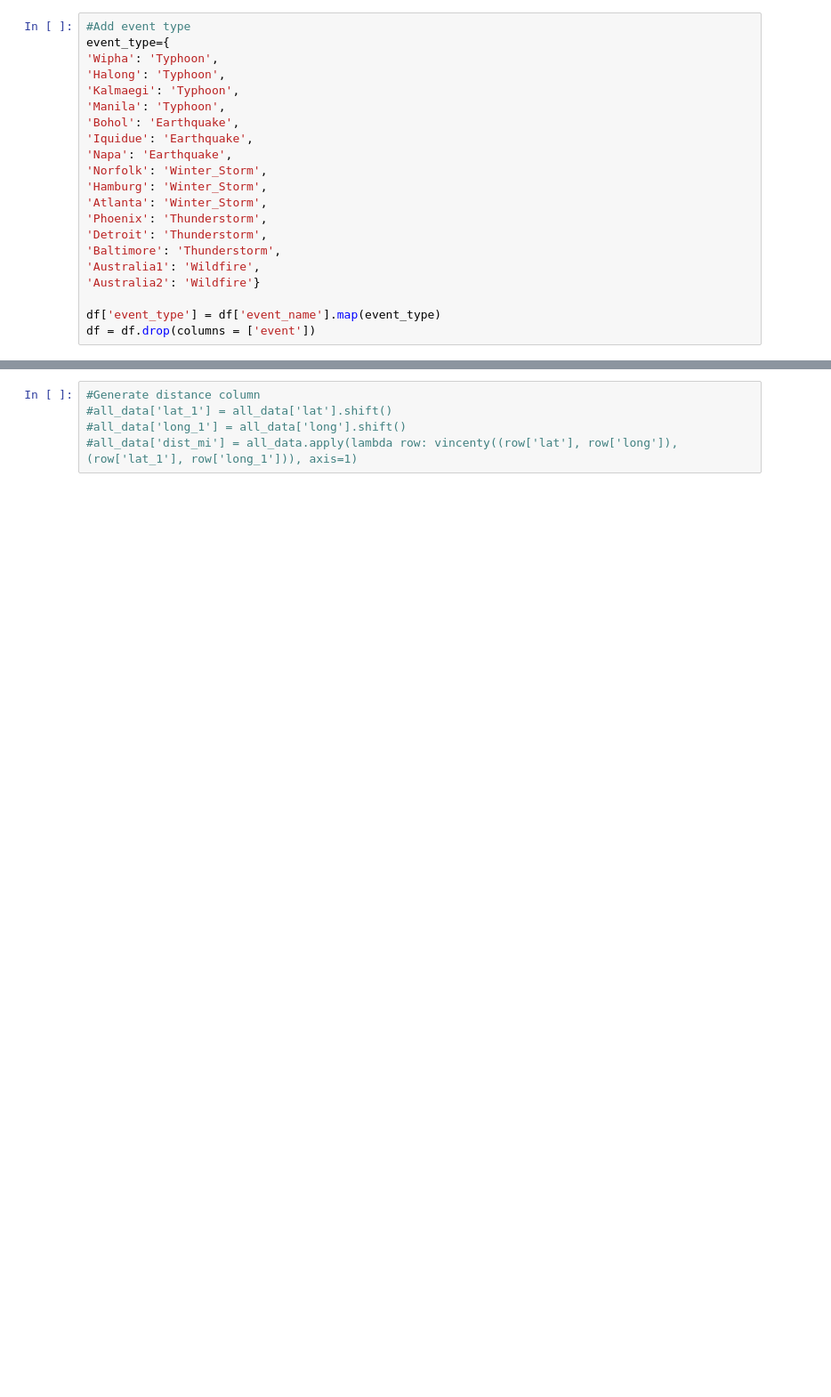
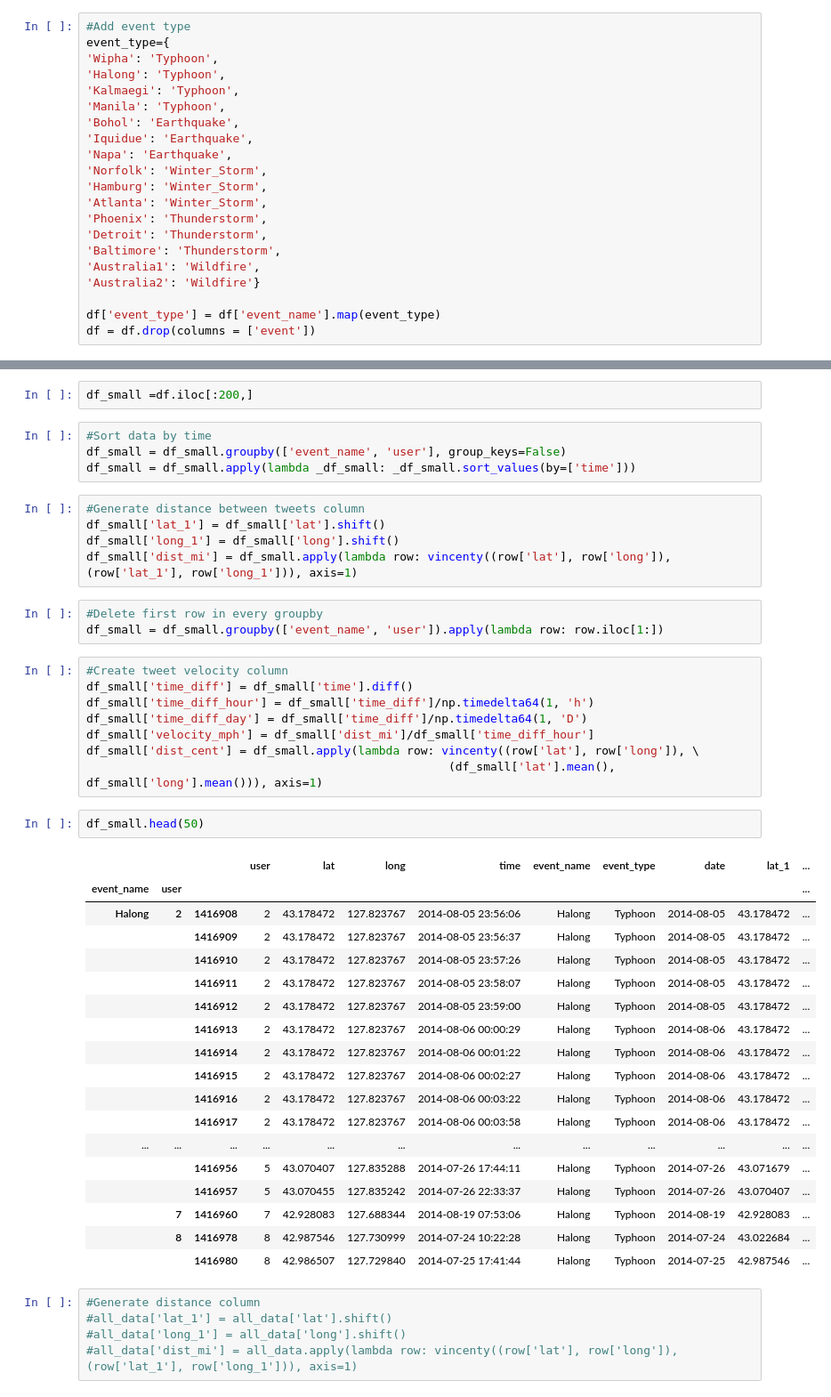
Before and after one commit to Matt-Carney/Natural_Disaster, a Jupyter notebook: Natural_Disaster.ipynb, the cells around one changed output, grey strips where cells are left out. Shown at 89% size. Saved outputs shown, nothing was run; the diff lists cells and outputs as text; blank space fills up the shorter version.

Commit message:
small data set, code working

```diff
--- a/Natural_Disaster.ipynb
+++ b/Natural_Disaster.ipynb
@@ -173,3 +144,46 @@ all_data = all_data.apply(lambda _all_data: _all_data.sort_values(by=['time']))
+# %%
+df_small =df.iloc[:200,]
+# %%
+#Sort data by time
+df_small = df_small.groupby(['event_name', 'user'], group_keys=False)
+df_small = df_small.apply(lambda _df_small: _df_small.sort_values(by=['time']))
+# %%
+#Generate distance between tweets column
+df_small['lat_1'] = df_small['lat'].shift()
+df_small['long_1'] = df_small['long'].shift()
+df_small['dist_mi'] = df_small.apply(lambda row: vincenty((row['lat'], row['long']), (row['lat_1'], row['long_1'])), axis=1)
+# %%
+#Delete first row in every groupby
+df_small = df_small.groupby(['event_name', 'user']).apply(lambda row: row.iloc[1:])
+# %%
+#Create tweet velocity column
+df_small['time_diff'] = df_small['time'].diff()
+df_small['time_diff_hour'] = df_small['time_diff']/np.timedelta64(1, 'h')
+df_small['time_diff_day'] = df_small['time_diff']/np.timedelta64(1, 'D')
+df_small['velocity_mph'] = df_small['dist_mi']/df_small['time_diff_hour']
+df_small['dist_cent'] = df_small.apply(lambda row: vincenty((row['lat'], row['long']), \
+                                                    (df_small['lat'].mean(), df_small['long'].mean())), axis=1)
+# %%
+df_small.head(50)
+# %% [output]
+|  |  |  | user | lat | long | time | event_name | event_type | date | lat_1 | ... |
+| event_name | user |  |  |  |  |  |  |  |  |  | ... |
+| Halong | 2 | 1416908 | 2 | 43.178472 | 127.823767 | 2014-08-05 23:56:06 | Halong | Typhoon | 2014-08-05 | 43.178472 | ... |
+|  |  | 1416909 | 2 | 43.178472 | 127.823767 | 2014-08-05 23:56:37 | Halong | Typhoon | 2014-08-05 | 43.178472 | ... |
+|  |  | 1416910 | 2 | 43.178472 | 127.823767 | 2014-08-05 23:57:26 | Halong | Typhoon | 2014-08-05 | 43.178472 | ... |
+|  |  | 1416911 | 2 | 43.178472 | 127.823767 | 2014-08-05 23:58:07 | Halong | Typhoon | 2014-08-05 | 43.178472 | ... |
+|  |  | 1416912 | 2 | 43.178472 | 127.823767 | 2014-08-05 23:59:00 | Halong | Typhoon | 2014-08-05 | 43.178472 | ... |
+|  |  | 1416913 | 2 | 43.178472 | 127.823767 | 2014-08-06 00:00:29 | Halong | Typhoon | 2014-08-06 | 43.178472 | ... |
+|  |  | 1416914 | 2 | 43.178472 | 127.823767 | 2014-08-06 00:01:22 | Halong | Typhoon | 2014-08-06 | 43.178472 | ... |
+|  |  | 1416915 | 2 | 43.178472 | 127.823767 | 2014-08-06 00:02:27 | Halong | Typhoon | 2014-08-06 | 43.178472 | ... |
+|  |  | 1416916 | 2 | 43.178472 | 127.823767 | 2014-08-06 00:03:22 | Halong | Typhoon | 2014-08-06 | 43.178472 | ... |
+|  |  | 1416917 | 2 | 43.178472 | 127.823767 | 2014-08-06 00:03:58 | Halong | Typhoon | 2014-08-06 | 43.178472 | ... |
+| ... | ... | ... | ... | ... | ... | ... | ... | ... | ... | ... | ... |
+|  |  | 1416956 | 5 | 43.070407 | 127.835288 | 2014-07-26 17:44:11 | Halong | Typhoon | 2014-07-26 | 43.071679 | ... |
+|  |  | 1416957 | 5 | 43.070455 | 127.835242 | 2014-07-26 22:33:37 | Halong | Typhoon | 2014-07-26 | 43.070407 | ... |
+|  | 7 | 1416960 | 7 | 42.928083 | 127.688344 | 2014-08-19 07:53:06 | Halong | Typhoon | 2014-08-19 | 42.928083 | ... |
+|  | 8 | 1416978 | 8 | 42.987546 | 127.730999 | 2014-07-24 10:22:28 | Halong | Typhoon | 2014-07-24 | 43.022684 | ... |
+|  |  | 1416980 | 8 | 42.986507 | 127.729840 | 2014-07-25 17:41:44 | Halong | Typhoon | 2014-07-25 | 42.987546 | ... |
 # %%
 #Generate distance column
 #all_data['lat_1'] = all_data['lat'].shift()
```
Also changed, not shown: parts of 26 cells of this notebook.
